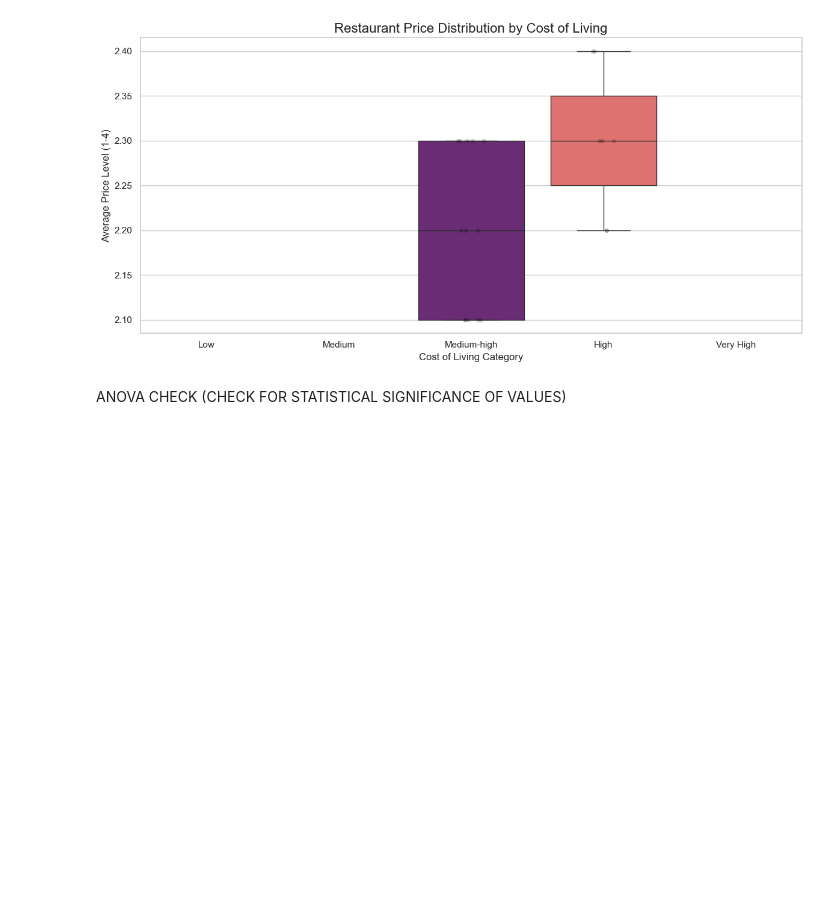
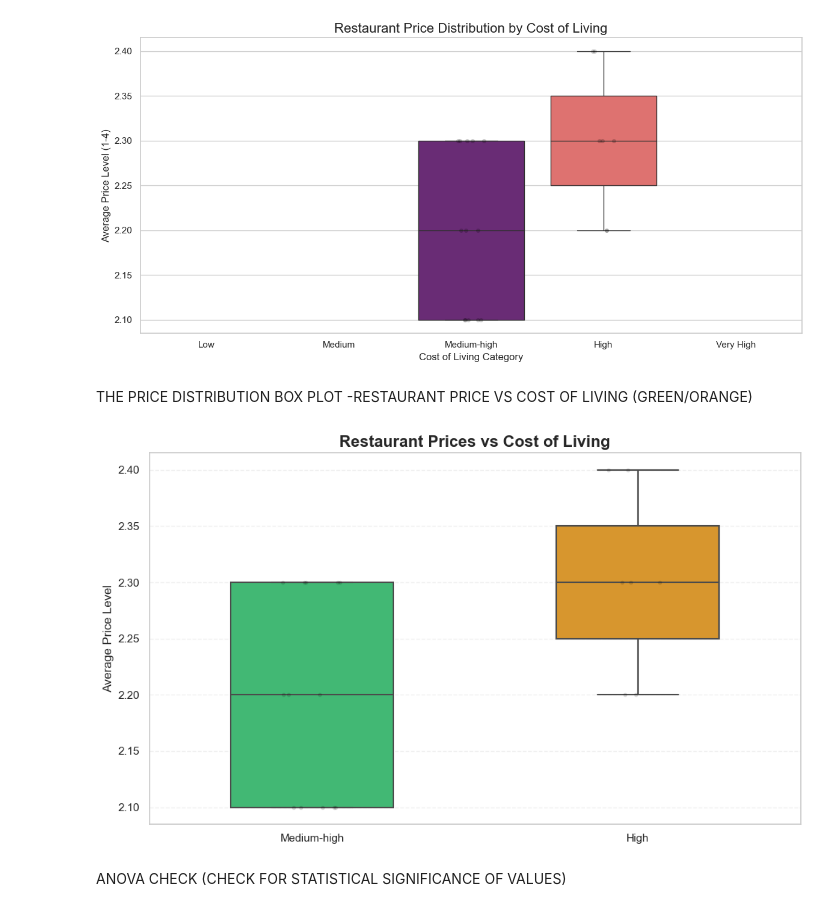
Before and after one commit to helenakrenzlin/city-destinations-sql-analysis, a Jupyter notebook: data-processing.ipynb, the cells around one changed output. Cells and saved outputs as stored; diff of their text form; code cells hidden in the pictures; blank space fills up the shorter version.

```diff
--- a/data-processing.ipynb
+++ b/data-processing.ipynb
@@ -388,6 +446,66 @@ plt.tight_layout()
 plt.show()
 # %% [output]
 [figure]
+# %% [markdown]
+THE PRICE DISTRIBUTION BOX PLOT -RESTAURANT PRICE VS COST OF LIVING (GREEN/ORANGE)
+# %%
+
+# Filter data
+filtered_df = price_level_df[
+    price_level_df["cost_of_living"].isin(["Medium-high", "High"])
+]
+
+col_order = ["Medium-high", "High"]
+
+# Modern style
+sns.set_theme(style="whitegrid")
+
+plt.figure(figsize=(10, 6))
+
+# 🎨 Modern green & orange palette
+palette = {
+    "Medium-high": "#2ecc71",  # 🟢 green
+    "High": "#f39c12"          # 🟠 orange
+}
+
+# Boxplot
+ax = sns.boxplot(
+    data=filtered_df,
+    x='cost_of_living',
+    y='avg_price_range',
+    order=col_order,
+    hue='cost_of_living',
+    palette=palette,
+    width=0.5,
+    linewidth=1.5,
+    fliersize=0  # remove outliers for cleaner look
+)
+
+# Overlay points (light + modern)
+sns.stripplot(
+    data=filtered_df,
+    x='cost_of_living',
+    y='avg_price_range',
+    order=col_order,
+    color='black',
+    alpha=0.15,
+    size=4,
+    jitter=True
+)
+
+
+# ✨ Improve titles
+plt.title("Restaurant Prices vs Cost of Living", fontsize=16, weight='bold')
+plt.xlabel("")
+plt.ylabel("Average Price Level", fontsize=12)
+
+# ✨ Subtle grid
+plt.grid(axis='y', linestyle='--', alpha=0.3)
+
+plt.tight_layout()
+plt.show()
+# %% [output]
+[figure, added]
 # %% [markdown]
 ANOVA CHECK (CHECK FOR STATISTICAL SIGNIFICANCE OF VALUES)
 # %%
```
Also changed, not shown: parts of 15 cells of this notebook, 23 other files.
